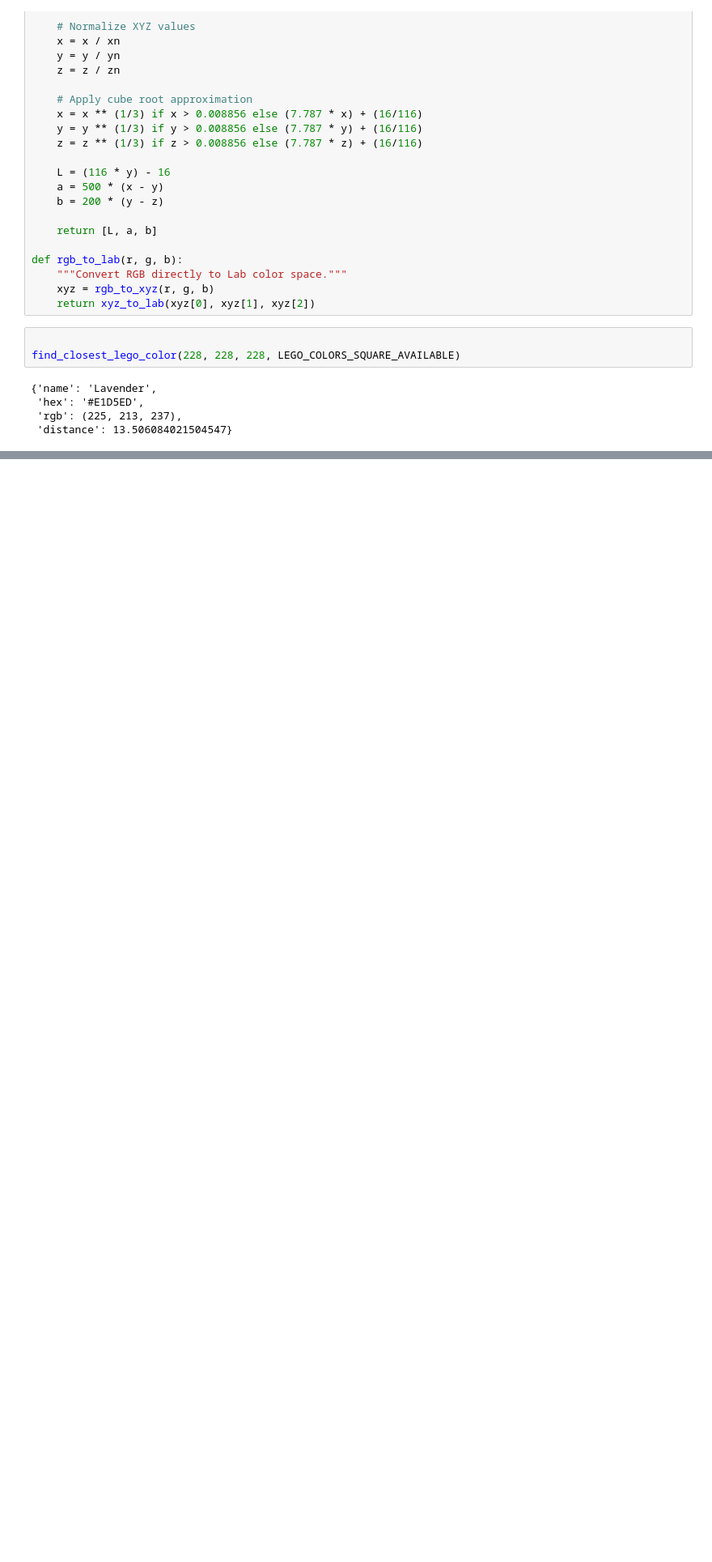
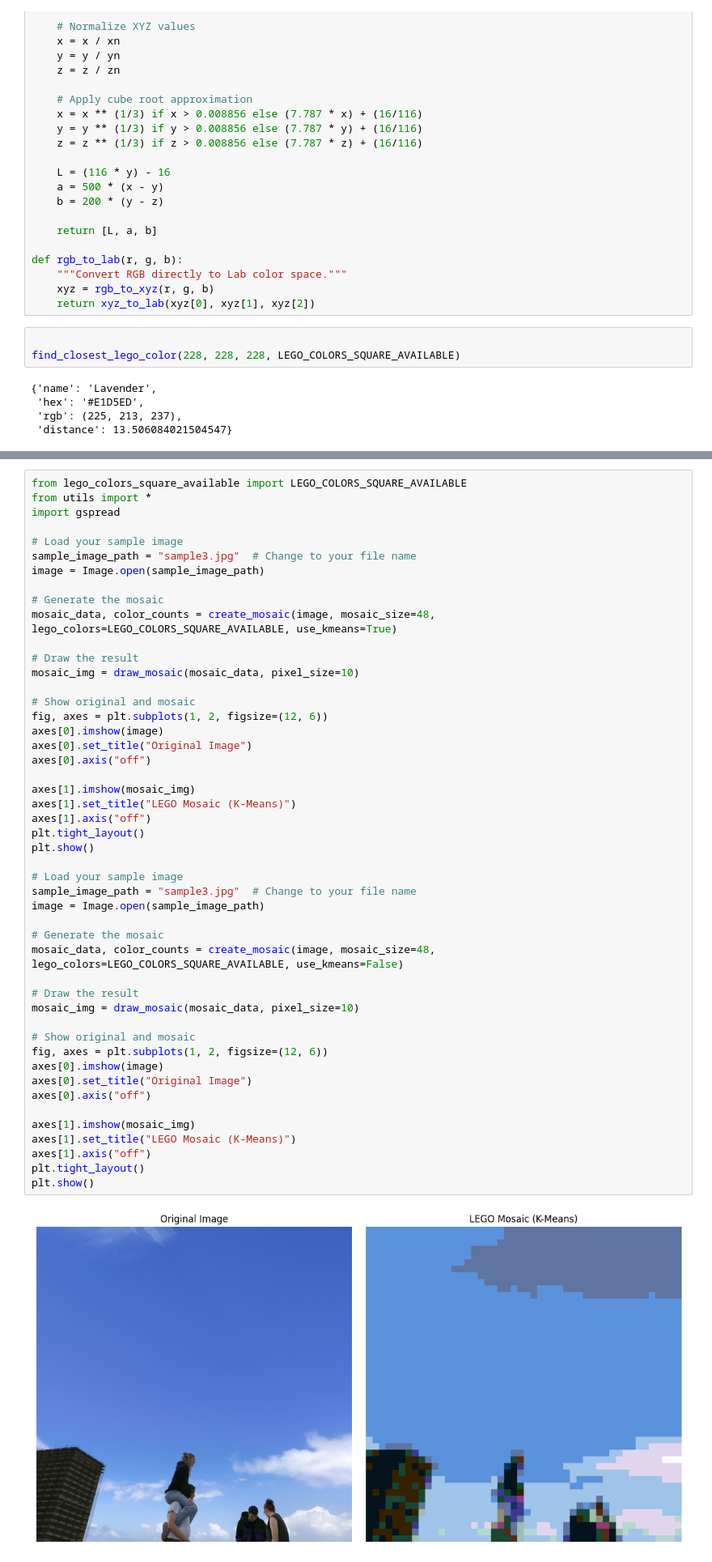
Before and after one commit to jonathantiedchen/mosaic-me, a Jupyter notebook: color_test.ipynb, the cells around one changed output, grey strips where cells are left out. Shown at 81% size. Cells and saved outputs as stored; diff of their text form; blank space fills up the shorter version.

```diff
--- a/color_test.ipynb
+++ b/color_test.ipynb
@@ -102,0 +258,50 @@ find_closest_lego_color(228, 228, 228, LEGO_COLORS_SQUARE_AVAILABLE)
+# %%
+from lego_colors_square_available import LEGO_COLORS_SQUARE_AVAILABLE
+from utils import *
+import gspread
+
+# Load your sample image
+sample_image_path = "sample3.jpg"  # Change to your file name
+image = Image.open(sample_image_path)
+
+# Generate the mosaic
+mosaic_data, color_counts = create_mosaic(image, mosaic_size=48, lego_colors=LEGO_COLORS_SQUARE_AVAILABLE, use_kmeans=True)
+
+# Draw the result
+mosaic_img = draw_mosaic(mosaic_data, pixel_size=10)
+
+# Show original and mosaic
+fig, axes = plt.subplots(1, 2, figsize=(12, 6))
+axes[0].imshow(image)
+axes[0].set_title("Original Image")
+axes[0].axis("off")
+
+axes[1].imshow(mosaic_img)
+axes[1].set_title("LEGO Mosaic (K-Means)")
+axes[1].axis("off")
+plt.tight_layout()
+plt.show()
+
+# Load your sample image
+sample_image_path = "sample3.jpg"  # Change to your file name
+image = Image.open(sample_image_path)
+
+# Generate the mosaic
+mosaic_data, color_counts = create_mosaic(image, mosaic_size=48, lego_colors=LEGO_COLORS_SQUARE_AVAILABLE, use_kmeans=False)
+
+# Draw the result
+mosaic_img = draw_mosaic(mosaic_data, pixel_size=10)
+
+# Show original and mosaic
+fig, axes = plt.subplots(1, 2, figsize=(12, 6))
+axes[0].imshow(image)
+axes[0].set_title("Original Image")
+axes[0].axis("off")
+
+axes[1].imshow(mosaic_img)
+axes[1].set_title("LEGO Mosaic (K-Means)")
+axes[1].axis("off")
+plt.tight_layout()
+plt.show()
+# %% [output]
+[figure, added]
```
Also changed, not shown: parts of 3 cells of this notebook.
